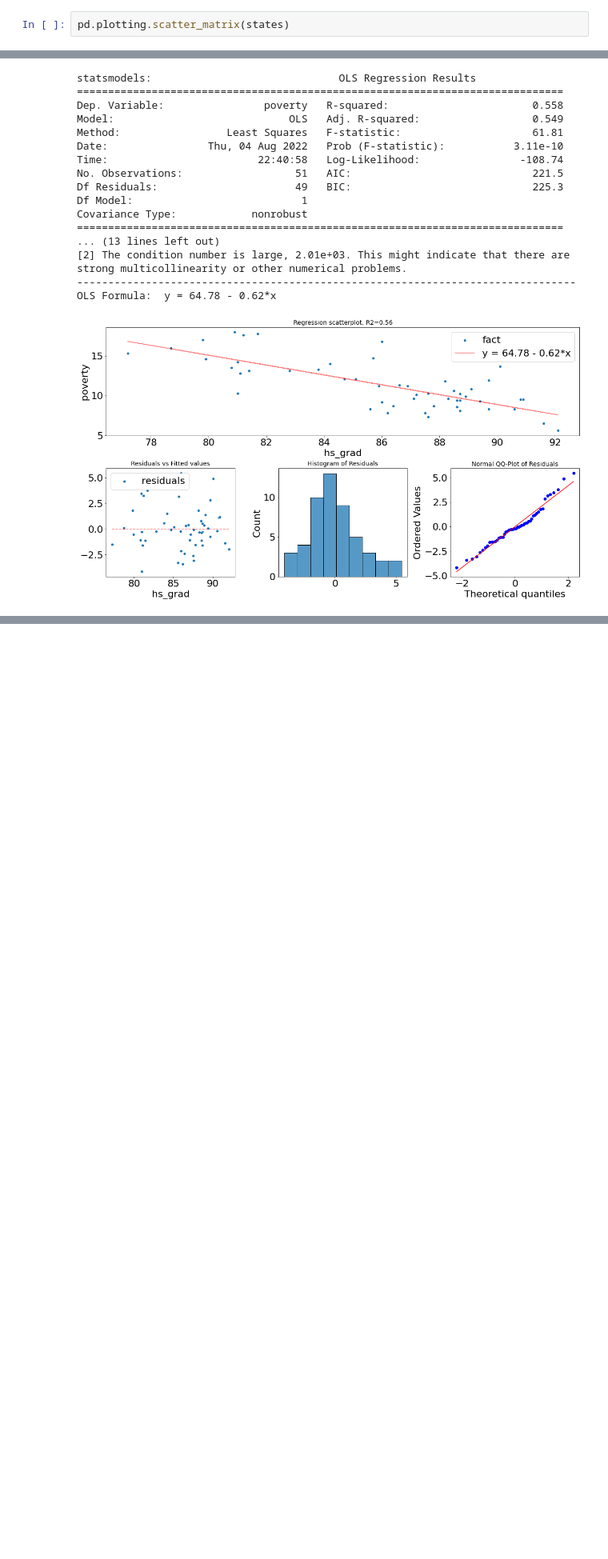
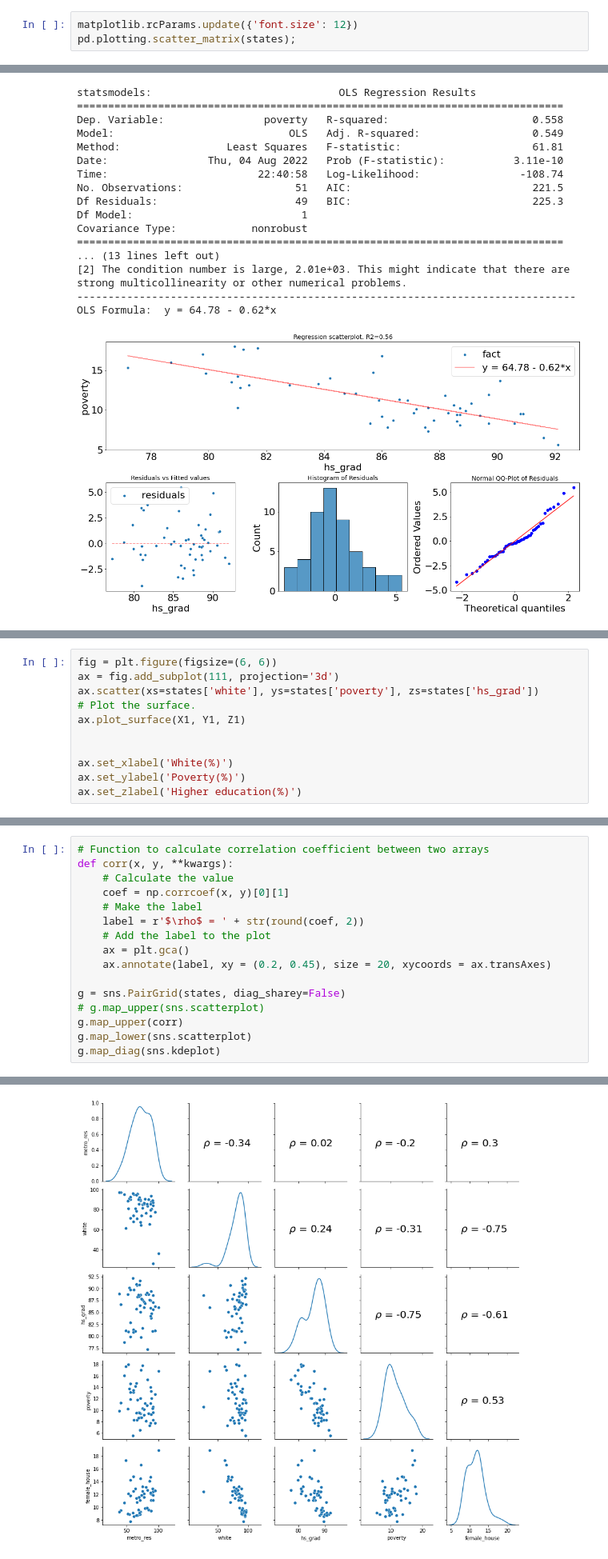
Before and after one commit to AndreyKurdyubov/basic_stat, a Jupyter notebook: Linear Regression.ipynb, the cells around one changed output, grey strips where cells are left out. Shown at 80% size. Cells and saved outputs as stored; diff of their text form; blank space fills up the shorter version.

```diff
--- a/Linear Regression.ipynb
+++ b/Linear Regression.ipynb
@@ -37,3 +28,4 @@ states
 # %%
-pd.plotting.scatter_matrix(states)
+matplotlib.rcParams.update({'font.size': 12})
+pd.plotting.scatter_matrix(states);
 # %% [output]
@@ -239,0 +242,11 @@ OLS Formula:  y = 64.78 - 0.62*x
+# %%
+fig = plt.figure(figsize=(6, 6))
+ax = fig.add_subplot(111, projection='3d')
+ax.scatter(xs=states['white'], ys=states['poverty'], zs=states['hs_grad'])
+# Plot the surface.
+ax.plot_surface(X1, Y1, Z1)
+
+
+ax.set_xlabel('White(%)')
+ax.set_ylabel('Poverty(%)')
+ax.set_zlabel('Higher education(%)')
@@ -239,0 +278,17 @@ OLS Formula:  y = 64.78 - 0.62*x
+# %%
+# Function to calculate correlation coefficient between two arrays
+def corr(x, y, **kwargs):
+    # Calculate the value
+    coef = np.corrcoef(x, y)[0][1]
+    # Make the label
+    label = r'$\rho$ = ' + str(round(coef, 2))
+    # Add the label to the plot
+    ax = plt.gca()
+    ax.annotate(label, xy = (0.2, 0.45), size = 20, xycoords = ax.transAxes)
+
+g = sns.PairGrid(states, diag_sharey=False)
+# g.map_upper(sns.scatterplot)
+g.map_upper(corr)
+g.map_lower(sns.scatterplot)
+g.map_diag(sns.kdeplot)
+# %% [output]
@@ -239,0 +296 @@ OLS Formula:  y = 64.78 - 0.62*x
+[figure, added]
```
Also changed, not shown: parts of 12 cells of this notebook.
